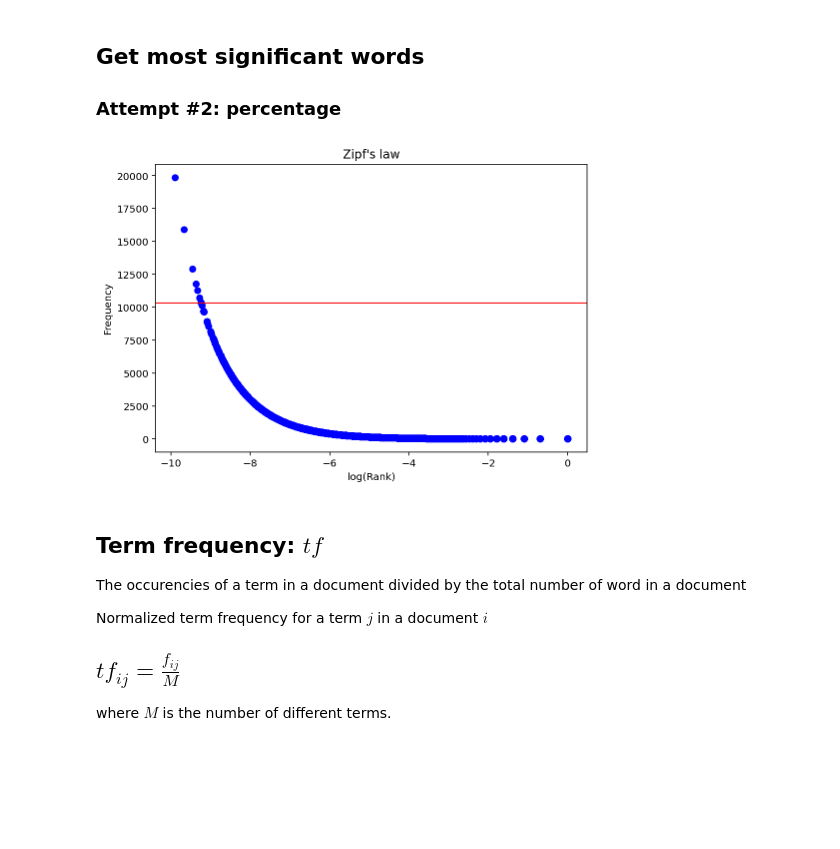
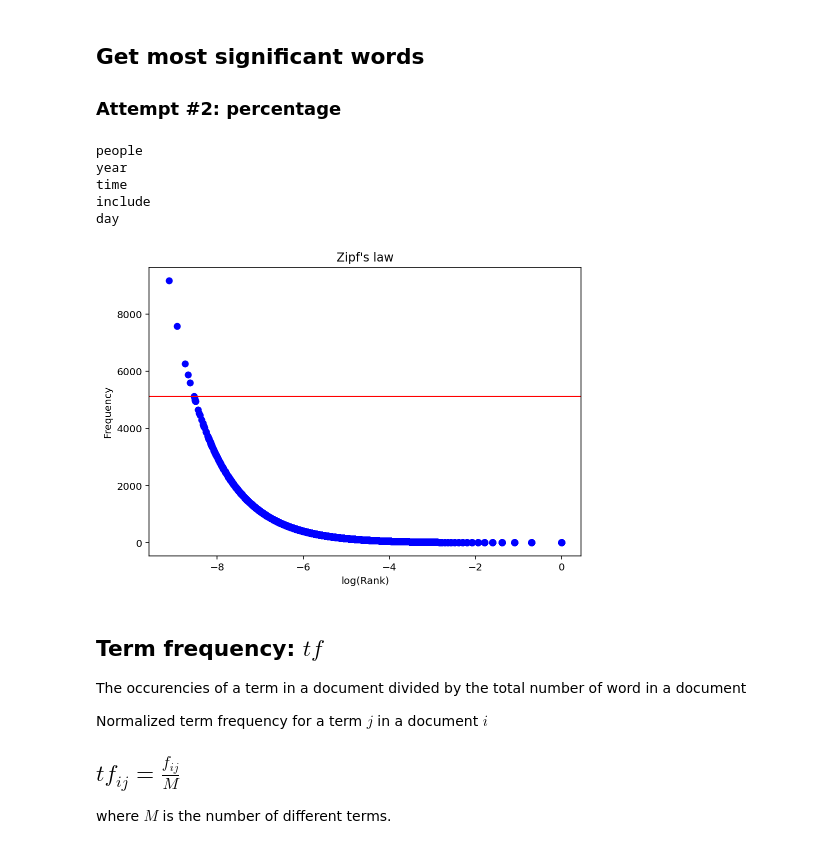
Before and after one commit to StefanoMarzo/information-retrieval-system, a Jupyter notebook: Information Retrieval System.ipynb, the cells around one changed output. Cells and saved outputs as stored; diff of their text form; code cells hidden in the pictures; blank space fills up the shorter version.

```diff
--- a/Information Retrieval System.ipynb
+++ b/Information Retrieval System.ipynb
@@ -92,9 +92,19 @@ class XmlDoc:
         for t in root.iter(TEXT):
             self.text = t.text if t.text is not None else ''
 
+        #VSM
         #self.processedText = processText(self.headline)                   #case: 0
         #self.processedText = processText(self.text)                       #case: 1
-        self.processedText = processText(self.text + ' ' + self.headline) #case: 2
+        #self.processedText = processText(self.text + ' ' + self.headline) #case: 2
+
+        #BM25
+        self.processedText = processText(self.text + ' ' + self.headline) #case: 3
+
+        #BM25F
+        #self.processedHeadline = processText(self.headline)               #case: 4
+        #self.processedText = processText(self.text)                       #case: 4
+
+        #LM
 
         self.tfIndex = self.__getTF__()
 
@@ -136,6 +146,9 @@ class DocumentCollection:
         for term in self.inverted_index.keys():
             self.idf[term] = np.log(len(self.docs) / len(self.inverted_index[term]))
 
+        #Average document length
+        self.avgdl = np.mean([len(item.processedText) for k, item in self.docs.items()])
+
         with open(fileName, 'wb') as dictionary_file:
             pickle.dump(self, dictionary_file)
 
@@ -259,7 +276,7 @@ def processText(text):
 # %% [markdown]
 <h2>Create Document Collection and Query Collection objects</h2>
 # %%
-recomputeAll = False
+recomputeAll = True
 #seed for random number
 seed = 1
 
@@ -450,19 +471,26 @@ def printMostFrequentTerms(inverted_index, frequency_list, percentage):
         if len(inverted_index[word]) > getHighestValue(frequency_list, percentage):
             print(word)
 
-#printMostFrequentTerms(inverted_index, frequency_list, percentage)
+printMostFrequentTerms(inverted_index, frequency_list, percentage)
+# %% [output]
+people
+year
+time
+include
+day
 # %%
 #plot the results
-fig = plt.figure()
+fig = plt.figure(figsize=(6,4))
 ax = fig.add_axes([0,0,1,1])
 plt.scatter(ranks, frequencies, color='blue')
 plt.axhline(y = getHighestValue(frequency_list, percentage), color = 'r', linestyle = '-')
 ax.set_xlabel('log(Rank)')
 ax.set_ylabel('Frequency')
 ax.set_title('Zipf\'s law')
+fig.savefig('Report/imgs/Zipf.eps', format='eps', bbox_inches='tight')
 plt.show()
 # %% [output]
-[figure, old version]
+[figure, new version]
 # %% [markdown]
 <h2>Term frequency: $tf$</h2>
 <p>The occurencies of a term in a document divided by the total number of word in a document</p>
```
Also changed, not shown: parts of 18 cells of this notebook.
